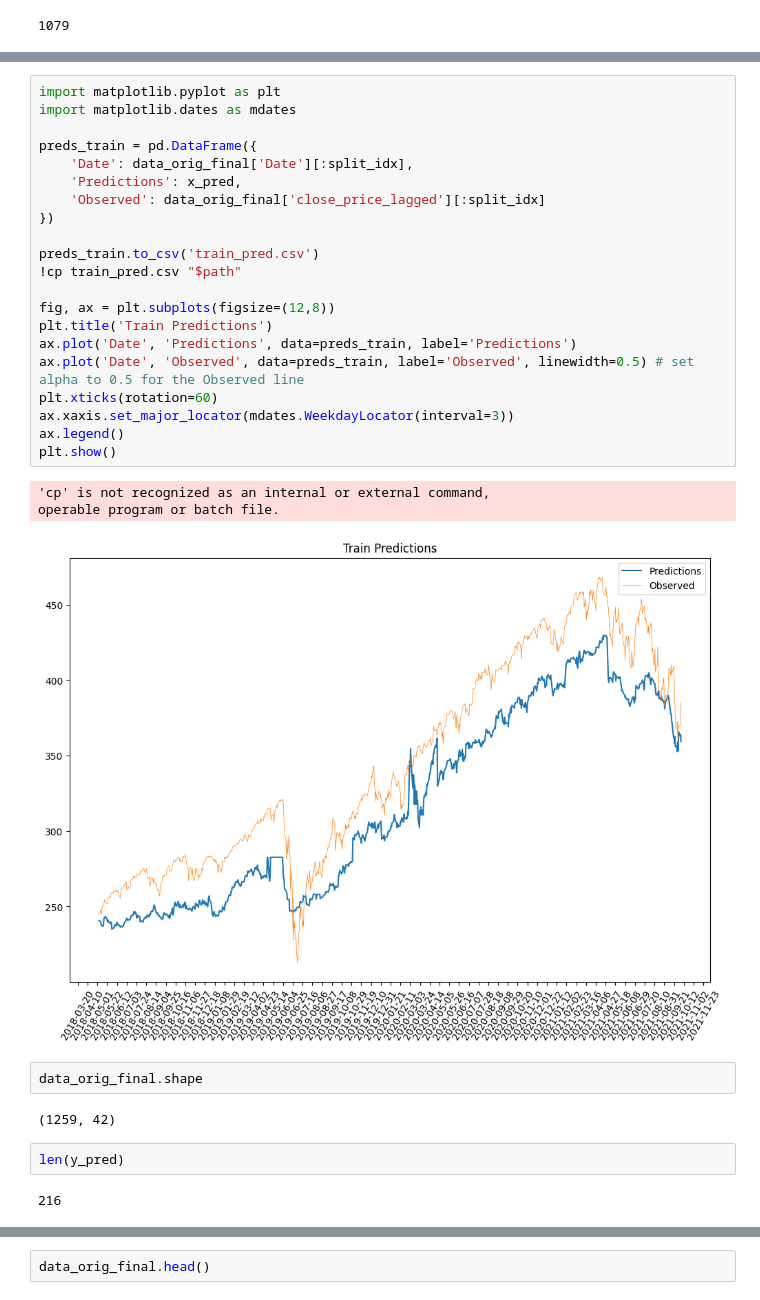
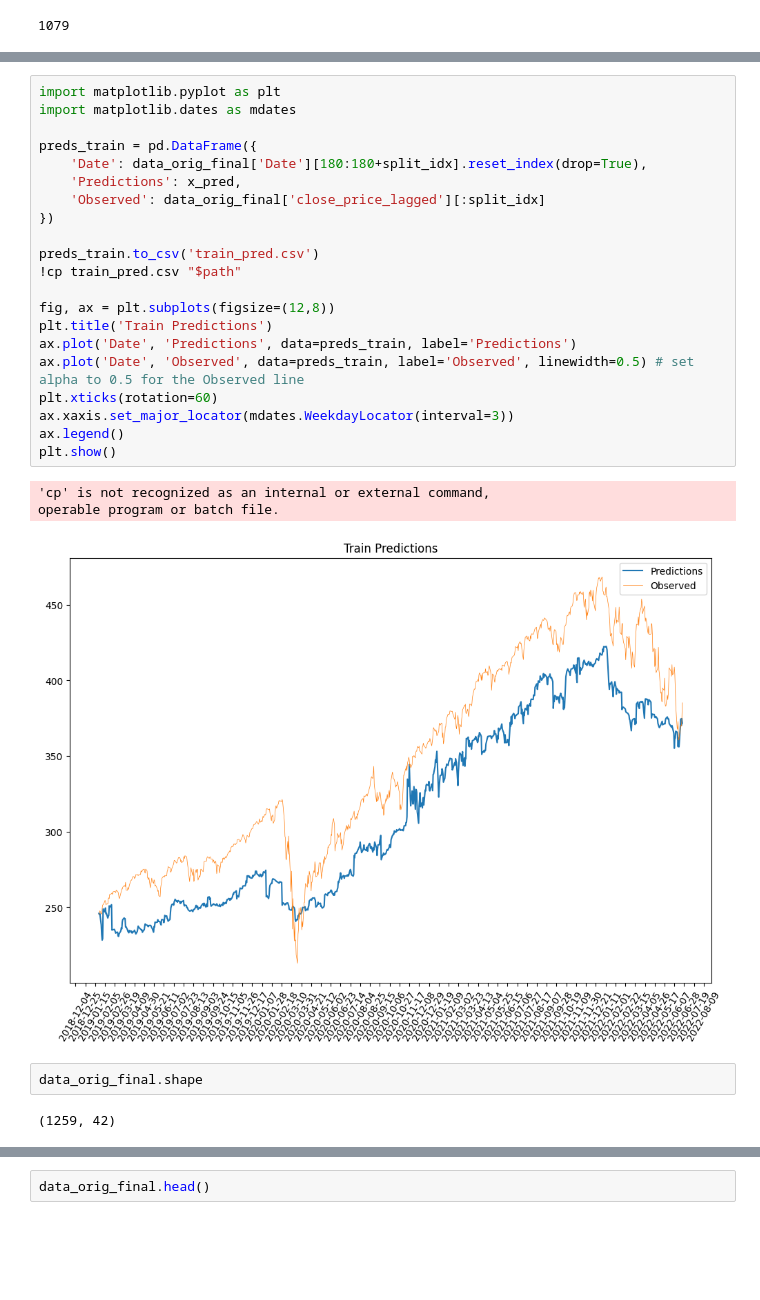
Before and after one commit to yaoyzz/Finance-LLM, a Jupyter notebook: lstm/lstm.ipynb, the cells around one changed output, grey strips where cells are left out. Drawn from its saved outputs; the diff is of its cells as text; blank space fills up the shorter version.

```diff
--- a/lstm/lstm.ipynb
+++ b/lstm/lstm.ipynb
@@ -207,33 +225,29 @@ y_pred[:5]
 # %%
 import matplotlib.pyplot as plt
 import matplotlib.dates as mdates
 
 preds_train = pd.DataFrame({
-    'Date': data_orig_final['Date'][:split_idx],
+    'Date': data_orig_final['Date'][180:180+split_idx].reset_index(drop=True),
     'Predictions': x_pred,
     'Observed': data_orig_final['close_price_lagged'][:split_idx]
 })
 
 preds_train.to_csv('train_pred.csv')
 !cp train_pred.csv "$path"
 
 fig, ax = plt.subplots(figsize=(12,8))
 plt.title('Train Predictions')
 ax.plot('Date', 'Predictions', data=preds_train, label='Predictions')
 ax.plot('Date', 'Observed', data=preds_train, label='Observed', linewidth=0.5) # set alpha to 0.5 for the Observed line
 plt.xticks(rotation=60)
 ax.xaxis.set_major_locator(mdates.WeekdayLocator(interval=3))
 ax.legend()
 plt.show()
 # %% [output]
 'cp' is not recognized as an internal or external command,
 operable program or batch file.
-[figure, old version]
+[figure, new version]
 # %%
 data_orig_final.shape
 # %% [output]
 (1259, 42)
-# %%
-len(y_pred)
-# %% [output]
-216
```
Also changed, not shown: parts of 11 cells of this notebook, 7 other files.
